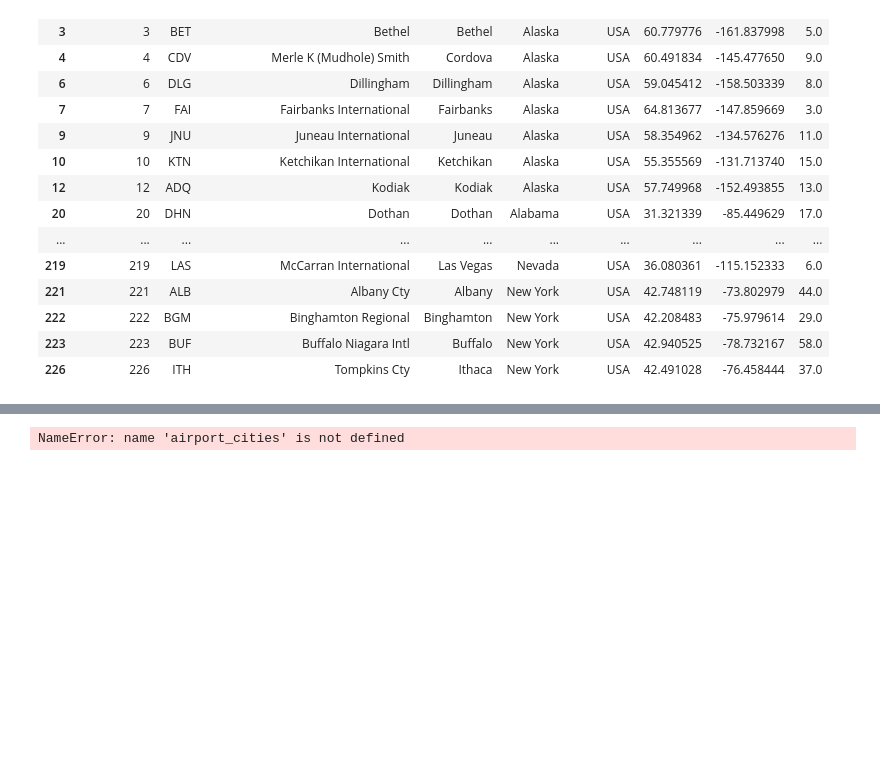
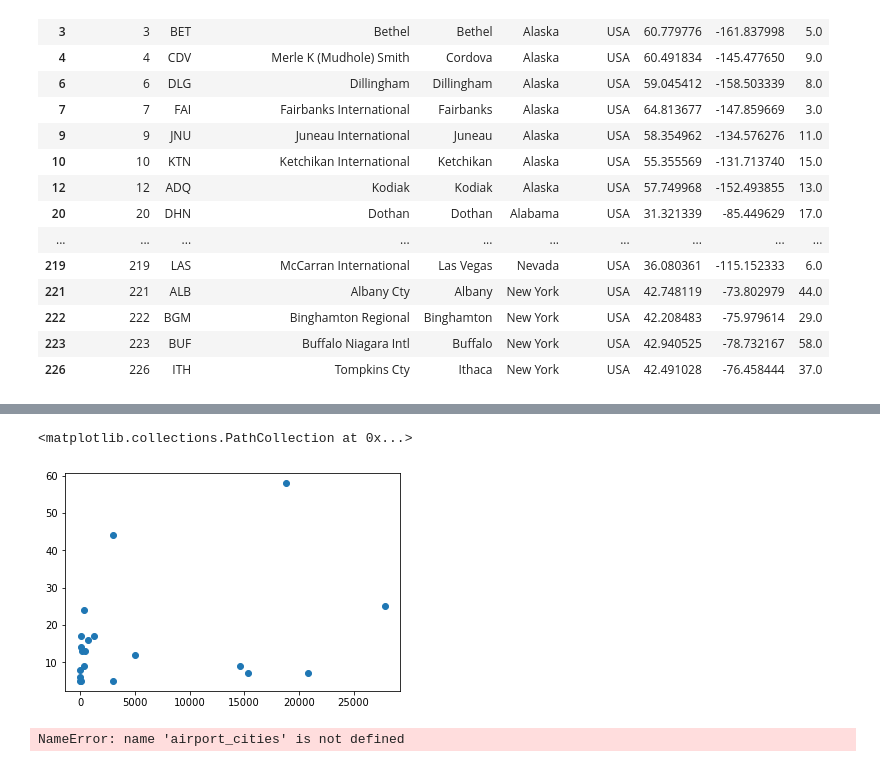
Before and after one commit to ttoffey/Project_One, a Jupyter notebook: Melissa.ipynb, the cells around one changed output, grey strips where cells are left out. Cells and saved outputs as stored; diff of their text form; code cells hidden in the pictures; blank space fills up the shorter version.

Commit message:
scatter plot created

```diff
--- a/Melissa.ipynb
+++ b/Melissa.ipynb
@@ -234,4 +255,14 @@ size_and_aqi
 | 17 | 219 | LAS | McCarran International | Las Vegas | Nevada | USA | 36.080361 | -115.152333 | 6.0 | 7.0 |
 | 18 | 221 | ALB | Albany Cty | Albany | New York | USA | 42.748119 | -73.802979 | 44.0 | 3011.0 |
 | 19 | 223 | BUF | Buffalo Niagara Intl | Buffalo | New York | USA | 42.940525 | -78.732167 | 58.0 | 18861.0 |
+# %%
+x=size_and_aqi['SizeRank']
+y=size_and_aqi['AQI']
+plt.scatter(x, y)
+plt.xlabel('Airport Size Rank')
+plt.ylabel('Air Quality Index Rating')
+plt.title('Airport Size Rank vs. Air Quality Index (AQI)')
+# %% [output]
+<matplotlib.collections.PathCollection at 0x...>
+[figure, added]
 # %%
```
Also changed, not shown: parts of 9 cells of this notebook.
